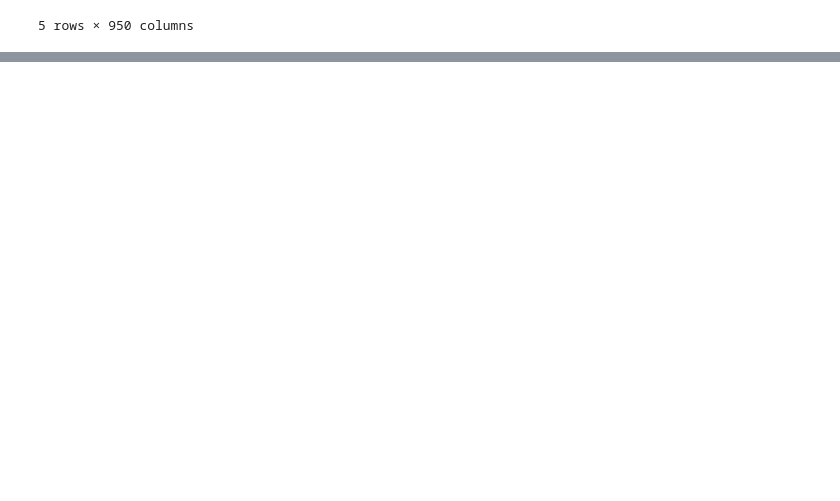
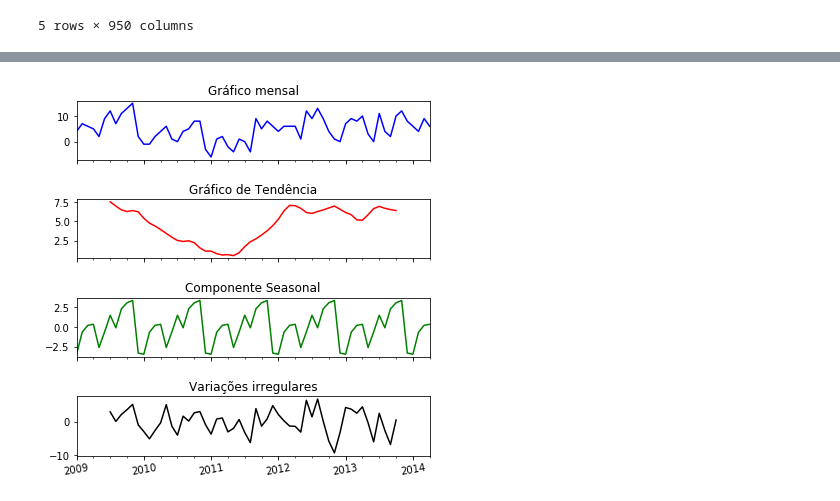
Before and after one commit to tiagotele/experimentos_oceanografia, a Jupyter notebook: Lendo dados de anomalia da FUNCEME.ipynb, the cells around one changed output, grey strips where cells are left out. Drawn from its saved outputs; the diff is of its cells as text; code cells hidden in the pictures; blank space fills up the shorter version.

```diff
--- a/Lendo dados de anomalia da FUNCEME.ipynb
+++ b/Lendo dados de anomalia da FUNCEME.ipynb
@@ -195,0 +244,4 @@ funceme_df.head()
+# %%
+monta_grafico_de_decomposicao('60W-10N')
+# %% [output]
+[figure, added]
```
Also changed, not shown: parts of 10 cells of this notebook.
